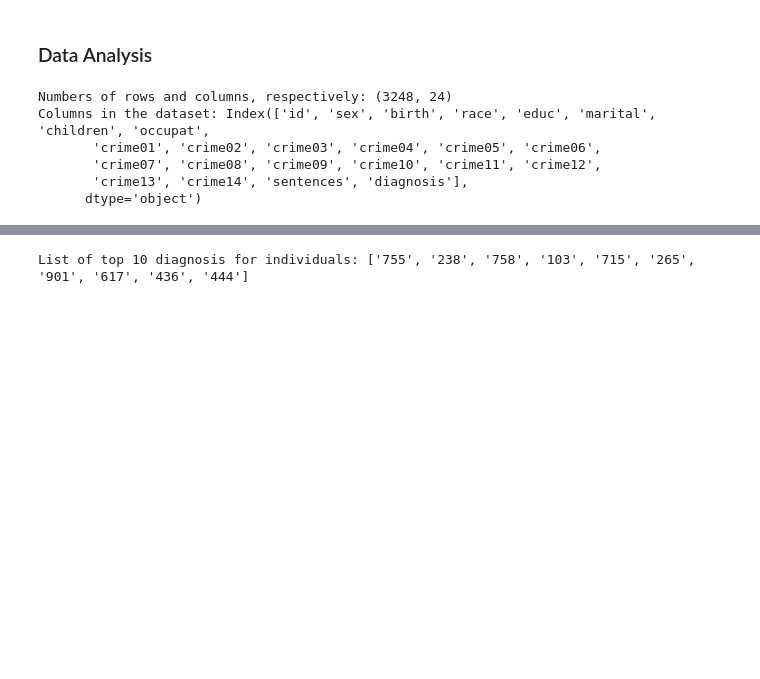
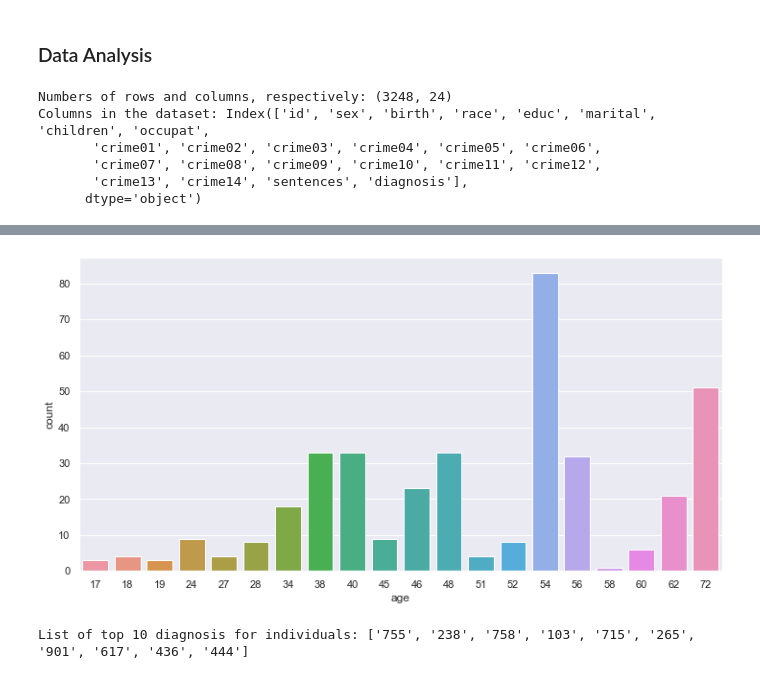
Before and after one commit to data301-2021-winter1/project-group27-project, a Jupyter notebook: notebooks/anaylsis2.ipynb, the cells around one changed output, grey strips where cells are left out. Cells and saved outputs as stored; diff of their text form; code cells hidden in the pictures; blank space fills up the shorter version.

```diff
--- a/notebooks/anaylsis2.ipynb
+++ b/notebooks/anaylsis2.ipynb
@@ -348,7 +348,5 @@ rpdata
 import pandas as pd
 import numpy as np
 import project_functions2 as p
-rpdata = p.load_and_process("../data/processed/rec1data.csv", "../data/processed/psychdata.csv")
-rpdata.info()
-rpdata.head()
+rpdata = p.load_and_processed("../data/processed/rec1data.csv")
 # %% [output]
@@ -396,0 +372,7 @@ Questions:
+# %%
+#Removing duplicates
+rpdata = (rpdata.drop_duplicates(subset=['id','race'], keep='first')
+          .reset_index(drop=True)
+         )
+crime = rpdata.drop(columns=['id','diagnosis', 'crime02','crime03','crime04','crime05','crime06','crime07',
+                              'crime08','crime09','crime10','crime11', 'crime12','crime13','crime14'])
@@ -396,0 +382,7 @@ Questions:
+# %%
+# Let's convert birth to age. As of right now the data presents the year they were born between the 1900s and the
+# year this data was collected was 1972.
+crime.rename(columns={'birth':'age'}, inplace=True)
+crime.astype({'age':int})
+crime["age"] = 1972 - (crimes["age"] + 1900)
+crime.head()
@@ -397,3 +396,9 @@ Questions:
+# %%
+sns.set(rc={'figure.figsize':(12,6)})
+crimeage = crime.sort_values(by='age',ascending=True)
+ax = sns.countplot(x='age',data=crimeage)
+# %% [output]
+[figure, added]
 # %%
 # Top 10 most frequent diagnosis
 n = 10
```
Also changed, not shown: parts of 9 cells of this notebook, 2 other files.
